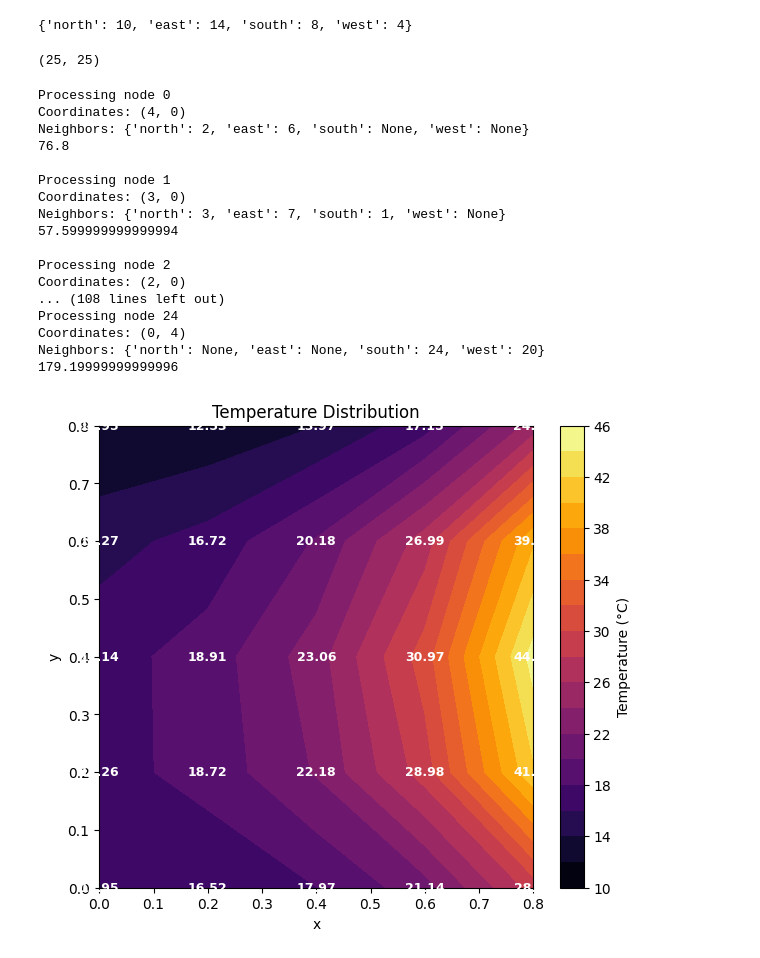
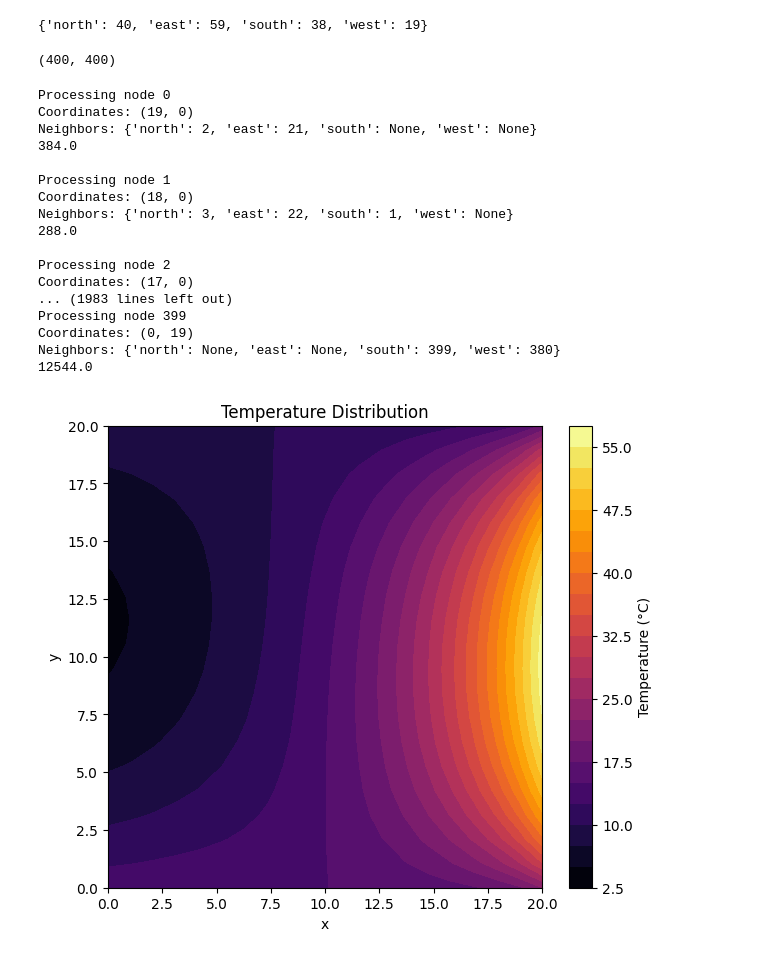
Before and after one commit to Mafaz03/Computational-Fluid-Dynamics, a Jupyter notebook: 2D_Diffusion_assignment.ipynb, the cells around one changed output. Drawn from its saved outputs; the diff is of its cells as text; code cells hidden in the pictures.

```diff
--- a/2D_Diffusion_assignment.ipynb
+++ b/2D_Diffusion_assignment.ipynb
@@ -3,11 +3,11 @@ import numpy as np
 import matplotlib.pyplot as plt
 from gauss_sadel import Gauss_Sadel
 # %%
-Ly        = 1 # Length of the plate
-Lx        = 1
+Ly        = 100 # Length of the plate
+Lx        = 100
 
-num_nodes_x = 5
-num_nodes_y = 5
+num_nodes_x = 20
+num_nodes_y = 20
 
 del_x     = round(Lx / num_nodes_x, 2)
 del_y     = round(Ly / num_nodes_y, 2)
@@ -64,13 +76,13 @@ def find_neighbors(row, col):
 
 find_neighbors(1,1)
 # %% [output]
-{'north': 10, 'east': 14, 'south': 8, 'west': 4}
+{'north': 40, 'east': 59, 'south': 38, 'west': 19}
 # %%
 coef_matrix = np.zeros((num_nodes_y*num_nodes_x, num_nodes_y*num_nodes_x))
 Su_vector = np.zeros_like(coef_matrix[:,0])
 coef_matrix.shape
 # %% [output]
-(25, 25)
+(400, 400)
 # %%
 for node_idx in range(num_nodes_x * num_nodes_y):
     print(f"Processing node {node_idx}")
@@ -202,22 +214,22 @@ for node_idx in range(num_nodes_x * num_nodes_y):
     print(a_P, end="\n\n")
 # %% [output]
 Processing node 0
-Coordinates: (4, 0)
-Neighbors: {'north': 2, 'east': 6, 'south': None, 'west': None}
-76.8
+Coordinates: (19, 0)
+Neighbors: {'north': 2, 'east': 21, 'south': None, 'west': None}
+384.0
 
 Processing node 1
-Coordinates: (3, 0)
-Neighbors: {'north': 3, 'east': 7, 'south': 1, 'west': None}
-57.599999999999994
+Coordinates: (18, 0)
+Neighbors: {'north': 3, 'east': 22, 'south': 1, 'west': None}
+288.0
 
 Processing node 2
-Coordinates: (2, 0)
-... (108 lines left out)
-Processing node 24
-Coordinates: (0, 4)
-Neighbors: {'north': None, 'east': None, 'south': 24, 'west': 20}
-179.19999999999996
+Coordinates: (17, 0)
+... (1983 lines left out)
+Processing node 399
+Coordinates: (0, 19)
+Neighbors: {'north': None, 'east': None, 'south': 399, 'west': 380}
+12544.0
 # %%
 # Making non diagnol element negetive
 mask = ~np.eye(coef_matrix.shape[0], dtype=bool)
@@ -225,29 +237,29 @@ coef_matrix[mask] = -coef_matrix[mask]
 # %%
 X, loops_taken = Gauss_Sadel(coef_matrix, Su_vector, np.zeros_like(Su_vector),
                              tolerance=1e-4, max_loops=100)
 
 # Reshape for 5×5 grid
 X_grid = X.reshape(num_nodes_x, num_nodes_y).transpose()
 
 # Create coordinates
 x = np.linspace(0, 4*del_x, num_nodes_x)
 y = np.linspace(0, 4*del_y, num_nodes_y)
 X_coords, Y_coords = np.meshgrid(x, y)
 
 
 plt.figure(figsize=(7,6))
 contour = plt.contourf(X_coords, Y_coords, X_grid, levels=20, cmap='inferno')
 plt.colorbar(label='Temperature (°C)')
 plt.xlabel('x')
 plt.ylabel('y')
 plt.title('Temperature Distribution')
 
 # Overlay temperature values
-for i in range(X_grid.shape[0]):
-    for j in range(X_grid.shape[1]):
-        plt.text(X_coords[i, j], Y_coords[i, j], f"{X_grid[i, j]:.2f}",
-                 ha='center', va='center', color='white', fontsize=9, fontweight='bold')
+# for i in range(X_grid.shape[0]):
+#     for j in range(X_grid.shape[1]):
+#         plt.text(X_coords[i, j], Y_coords[i, j], f"{X_grid[i, j]:.2f}",
+#                  ha='center', va='center', color='white', fontsize=9, fontweight='bold')
 
 plt.show()
 # %% [output]
-[figure, old version]
+[figure, new version]
```
Also changed, not shown: parts of 1 cell of this notebook, 4 other files.
